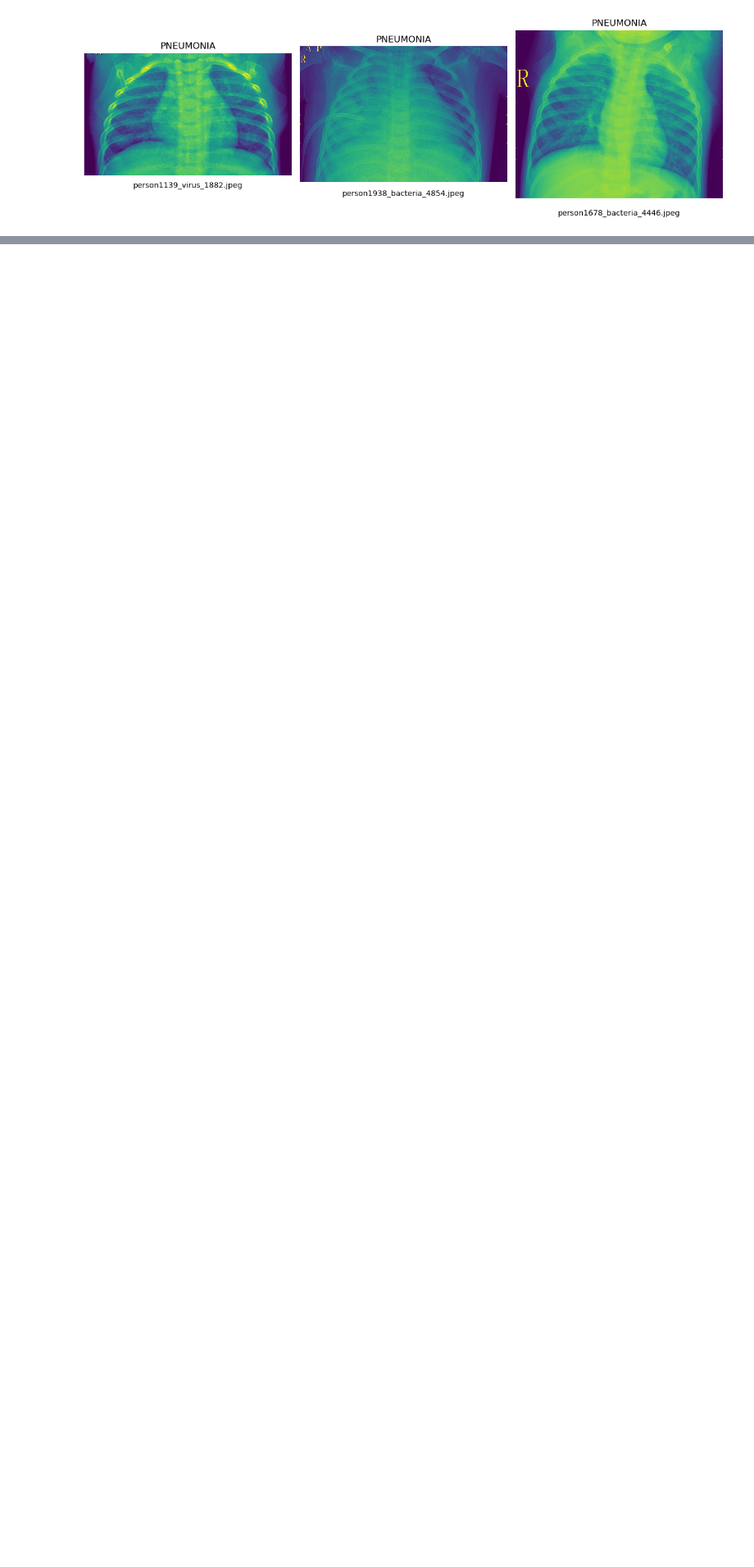
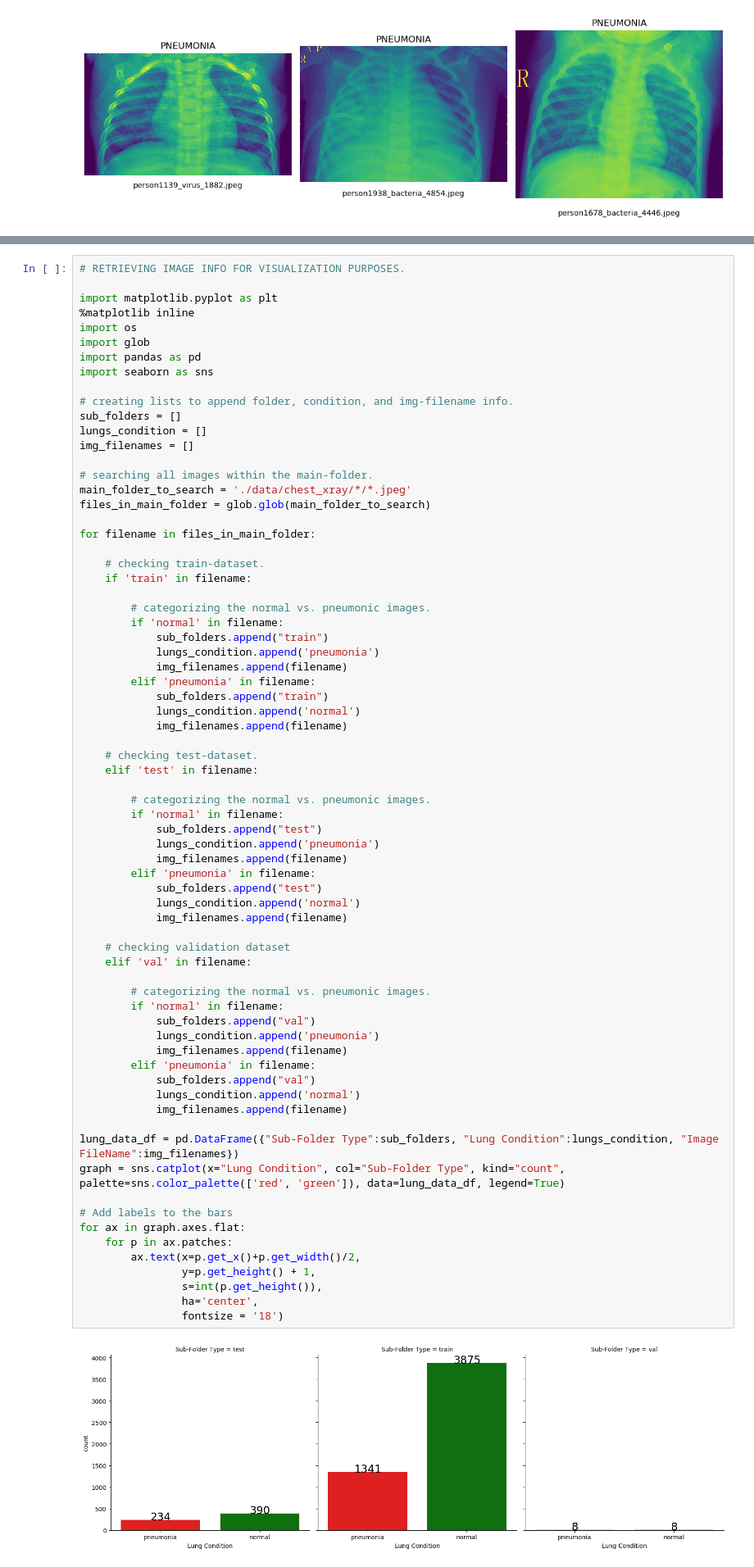
Before and after one commit to akkik04/PulmoLens, a Jupyter notebook: PulmoLens.ipynb, the cells around one changed output, grey strips where cells are left out. Shown at 82% size. Saved outputs shown, nothing was run; the diff lists cells and outputs as text; blank space fills up the shorter version.

Commit message:
Visualizing the Data Ratio

```diff
--- a/PulmoLens.ipynb
+++ b/PulmoLens.ipynb
@@ -198,0 +204,73 @@ for i in img_paths:
+# %%
+# RETRIEVING IMAGE INFO FOR VISUALIZATION PURPOSES.
+
+import matplotlib.pyplot as plt
+%matplotlib inline
+import os
+import glob
+import pandas as pd
+import seaborn as sns
+
+# creating lists to append folder, condition, and img-filename info.
+sub_folders = []
+lungs_condition = []
+img_filenames = []
+
+# searching all images within the main-folder.
+main_folder_to_search = './data/chest_xray/*/*.jpeg'
+files_in_main_folder = glob.glob(main_folder_to_search)
+
+for filename in files_in_main_folder:
+
+    # checking train-dataset.
+    if 'train' in filename:
+
+        # categorizing the normal vs. pneumonic images.
+        if 'normal' in filename:
+            sub_folders.append("train")
+            lungs_condition.append('pneumonia')
+            img_filenames.append(filename)
+        elif 'pneumonia' in filename:
+            sub_folders.append("train")
+            lungs_condition.append('normal')
+            img_filenames.append(filename)
+
+    # checking test-dataset.
+    elif 'test' in filename:
+
+        # categorizing the normal vs. pneumonic images.
+        if 'normal' in filename:
+            sub_folders.append("test")
+            lungs_condition.append('pneumonia')
+            img_filenames.append(filename)
+        elif 'pneumonia' in filename:
+            sub_folders.append("test")
+            lungs_condition.append('normal')
+            img_filenames.append(filename)
+
+    # checking validation dataset
+    elif 'val' in filename:
+
+        # categorizing the normal vs. pneumonic images.
+        if 'normal' in filename:
+            sub_folders.append("val")
+            lungs_condition.append('pneumonia')
+            img_filenames.append(filename)
+        elif 'pneumonia' in filename:
+            sub_folders.append("val")
+            lungs_condition.append('normal')
+            img_filenames.append(filename)
+
+lung_data_df = pd.DataFrame({"Sub-Folder Type":sub_folders, "Lung Condition":lungs_condition, "Image FileName":img_filenames})
+graph = sns.catplot(x="Lung Condition", col="Sub-Folder Type", kind="count", palette=sns.color_palette(['red', 'green']), data=lung_data_df, legend=True)
+
+# Add labels to the bars
+for ax in graph.axes.flat:
+    for p in ax.patches:
+        ax.text(x=p.get_x()+p.get_width()/2,
+                y=p.get_height() + 1,
+                s=int(p.get_height()),
+                ha='center',
+                fontsize = '18')
+# %% [output]
+[figure, added]
```
Also changed, not shown: parts of 1 cell of this notebook.
